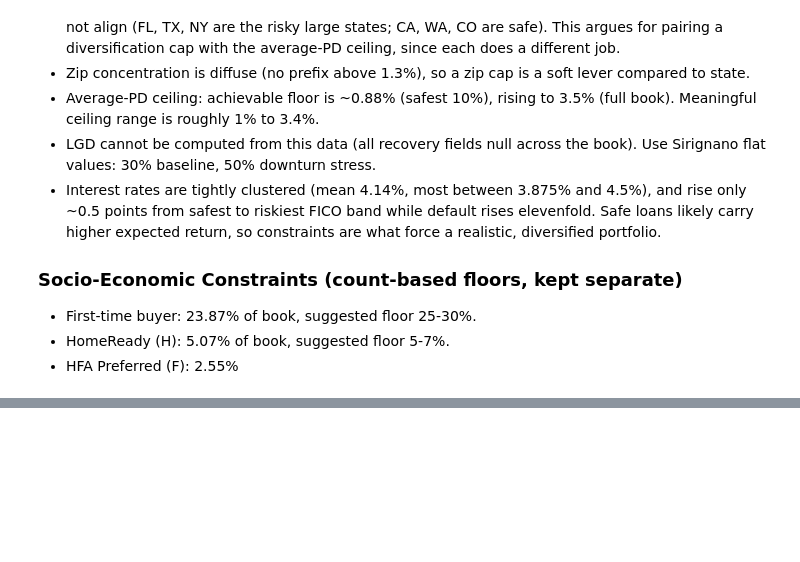
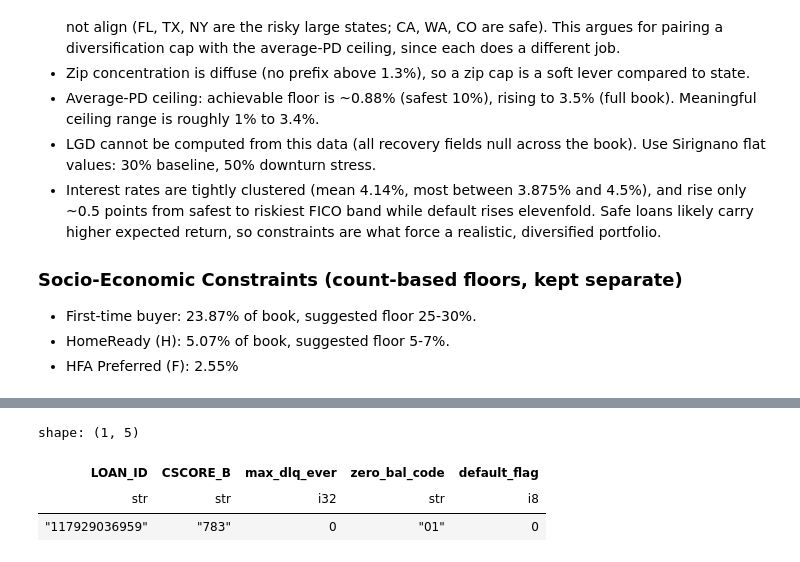
Before and after one commit to PhillipJRoman/loan-portfolio-optimization, a Jupyter notebook: ml-lp-sim/01_data_initial_check.ipynb, the cells around one changed output, grey strips where cells are left out. Drawn from its saved outputs; the diff is of its cells as text; code cells hidden in the pictures; blank space fills up the shorter version.

```diff
--- a/ml-lp-sim/01_data_initial_check.ipynb
+++ b/ml-lp-sim/01_data_initial_check.ipynb
@@ -877,0 +938,9 @@ visible and manageable.
+# %%
+# AFTER: the same loan, reduced to one row
+after = pl.read_parquet(agg_path).filter(pl.col("LOAN_ID") == example_id)
+after.select(["LOAN_ID", "CSCORE_B", "max_dlq_ever", "zero_bal_code", "default_flag"])
+# %% [output]
+shape: (1, 5)
+| LOAN_ID | CSCORE_B | max_dlq_ever | zero_bal_code | default_flag |
+| str | str | i32 | str | i8 |
+| "117929036959" | "783" | 0 | "01" | 0 |
```
Also changed, not shown: parts of 3 cells of this notebook, 1 other file.
